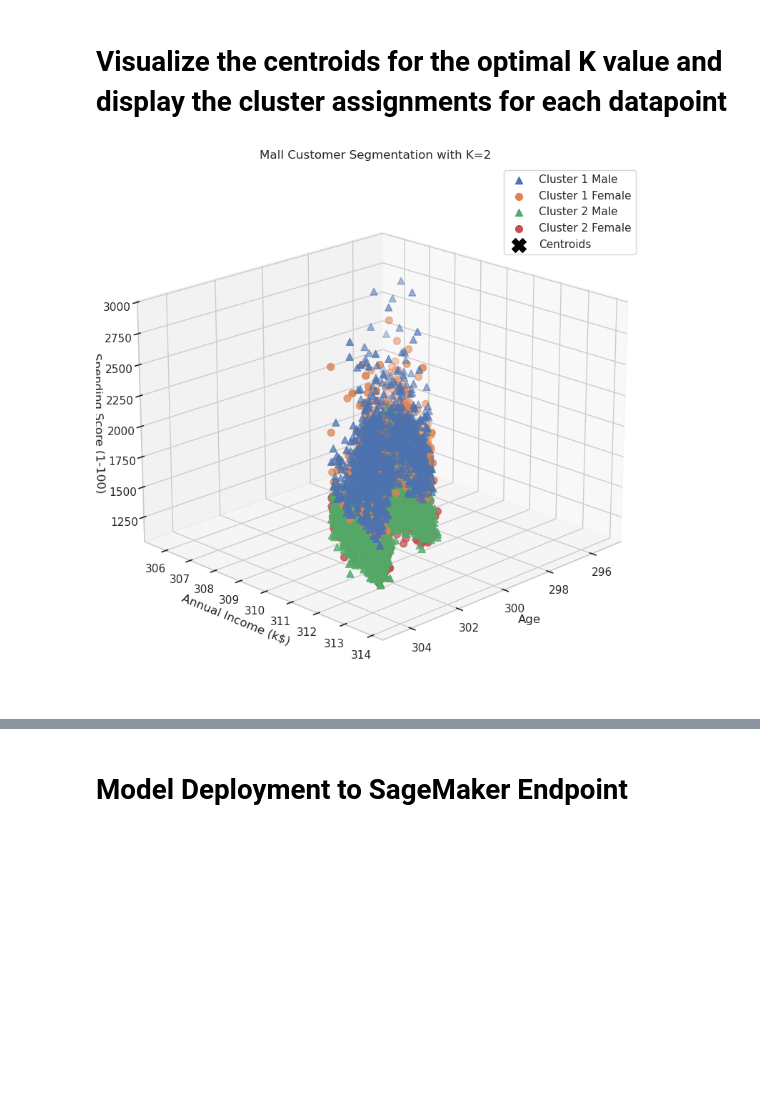
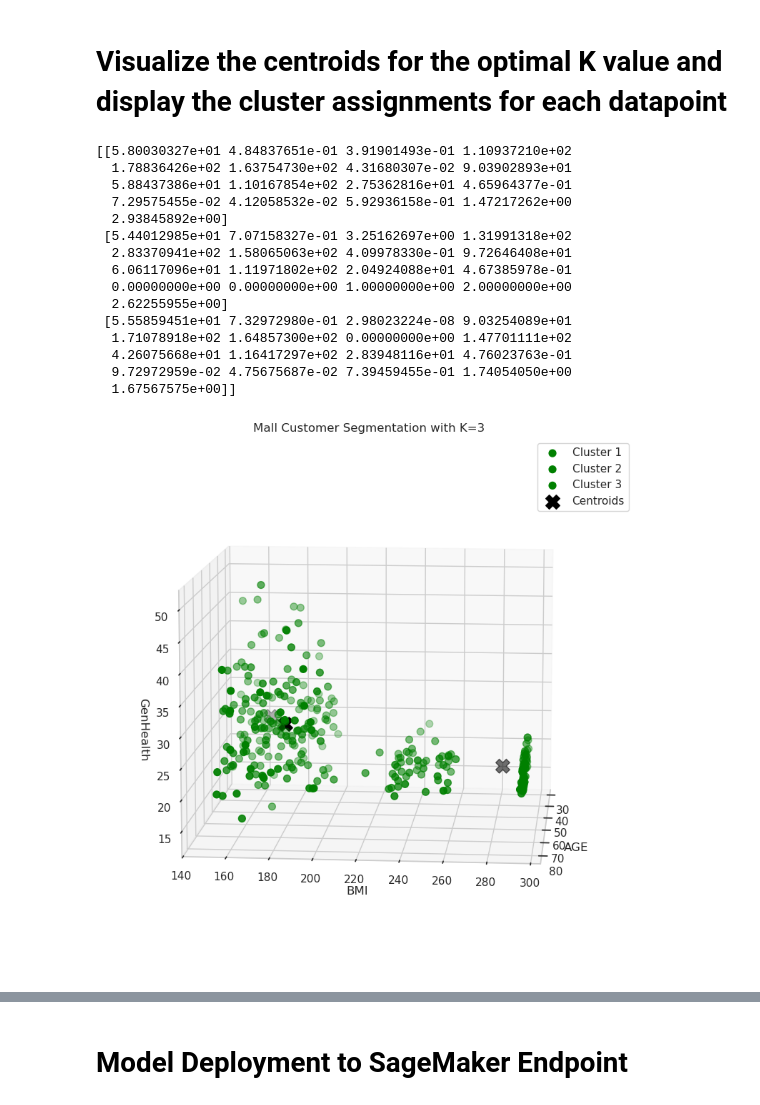
Before and after one commit to MikeGstefan/COMM-493---W25, a Jupyter notebook: KMeans Clustering - ALL.ipynb, the cells around one changed output, grey strips where cells are left out. Cells and saved outputs as stored; diff of their text form; code cells hidden in the pictures; blank space fills up the shorter version.

```diff
--- a/KMeans Clustering - ALL.ipynb
+++ b/KMeans Clustering - ALL.ipynb
@@ -364,7 +420,7 @@ else:
 # Visualize the centroids for the optimal K value and display the cluster assignments for each datapoint
 # %%
 # Specify the optimal number of clusters determined previously
-best_k = 2
+best_k = 3
 
 # Retrieve the model path for the best K value from the list of trained models
 best_model_path = next(path for k, path in model_paths if k == best_k)
@@ -376,41 +432,72 @@ s3_client.download_file(bucket, best_model_path.replace(f's3://{bucket}/', ''),
 # Extract the model artifacts
 with tarfile.open(local_path) as tar:
     tar.extractall(path=f'/tmp/k-{best_k}')
 
 # Load the KMeans model parameters from the extracted files
 kmeans_model_params = mx.ndarray.load(f'/tmp/k-{best_k}/model_algo-1')
 centroids = kmeans_model_params[0].asnumpy()
 
 # Calculate distances from each point to the centroids and determine closest centroid for each point
 distances = np.sqrt(((data_np - centroids[:, np.newaxis])**2).sum(axis=2))
 closest_centroids = np.argmin(distances, axis=0)
 
 # Initialize a 3D plot
 fig = plt.figure(figsize=(12, 8))
 ax = fig.add_subplot(111, projection='3d')
 
-# Plot data points, color-coded by cluster assignment and gender
+# Set the number of points to sample per cluster
+sample_size = 100  # Adjust as needed
+
+# Define a colormap for consistent cluster colors
+cluster_colors = plt.cm.get_cmap("tab10", best_k)  # Use a categorical colormap
+colors = np.where(cluster_points[:, 16] == 1, 'blue',
+                  np.where(cluster_points[:, 16] == 2, 'red', 'green'))
+
+# Plot data points, color-coded by cluster assignment
 for i in range(best_k):
     cluster_points = data_np[closest_centroids == i]
-    male_points = cluster_points[cluster_points[:, 0] == 1]  # Filter male points
-    female_points = cluster_points[cluster_points[:, 0] == 0]  # Filter female points
-    ax.scatter(male_points[:, 1], male_points[:, 2], male_points[:, 3], s=50, label=f'Cluster {i+1} Male', marker='^')
-    ax.scatter(female_points[:, 1], female_points[:, 2], female_points[:, 3], s=50, label=f'Cluster {i+1} Female', marker='o')
+    # If the cluster has more points than the sample size, randomly select a subset
+    if len(cluster_points) > sample_size:
+        sampled_indices = np.random.choice(len(cluster_points), sample_size, replace=False)
+        cluster_points = cluster_points[sampled_indices]
+
+    # Use the colormap to assign colors for each cluster
+    cluster_color = cluster_colors(i / best_k)  # Get color for this cluster based on index
+    ax.scatter(cluster_points[:, 0], cluster_points[:, 4], cluster_points[:, 10],
+               s=50, color=colors, label=f'Cluster {i+1}')
 
 # Plot centroids
-ax.scatter(centroids[:, 1], centroids[:, 2], centroids[:, 3], s=200, c='black', marker='X', label='Centroids')
+ax.scatter(centroids[:, 0], centroids[:, 4], centroids[:, 10],
+           s=200, c='black', marker='X', label='Centroids')
+
+print(centroids)
 
 # Customize the view angle for better visualization
-ax.view_init(elev=20, azim=45)
+ax.view_init(elev=10, azim=5)
 
 # Set titles and labels
 ax.set_title(f'Mall Customer Segmentation with K={best_k}')
-ax.set_xlabel('Age')
-ax.set_ylabel('Annual Income (k$)')
-ax.set_zlabel('Spending Score (1-100)')
+ax.set_xlabel('AGE')
+ax.set_ylabel('BMI')
+ax.set_zlabel('GenHealth')
 ax.legend()
 
 plt.tight_layout()
 plt.show()
 # %% [output]
+[[5.80030327e+01 4.84837651e-01 3.91901493e-01 1.10937210e+02
+  1.78836426e+02 1.63754730e+02 4.31680307e-02 9.03902893e+01
+  5.88437386e+01 1.10167854e+02 2.75362816e+01 4.65964377e-01
+  7.29575455e-02 4.12058532e-02 5.92936158e-01 1.47217262e+00
+  2.93845892e+00]
+ [5.44012985e+01 7.07158327e-01 3.25162697e+00 1.31991318e+02
+  2.83370941e+02 1.58065063e+02 4.09978330e-01 9.72646408e+01
+  6.06117096e+01 1.11971802e+02 2.04924088e+01 4.67385978e-01
+  0.00000000e+00 0.00000000e+00 1.00000000e+00 2.00000000e+00
+  2.62255955e+00]
+ [5.55859451e+01 7.32972980e-01 2.98023224e-08 9.03254089e+01
+  1.71078918e+02 1.64857300e+02 0.00000000e+00 1.47701111e+02
+  4.26075668e+01 1.16417297e+02 2.83948116e+01 4.76023763e-01
+  9.72972959e-02 4.75675687e-02 7.39459455e-01 1.74054050e+00
+  1.67567575e+00]]
-[figure, old version]
+[figure, new version]
```
Also changed, not shown: parts of 14 cells of this notebook, 2 other files.
